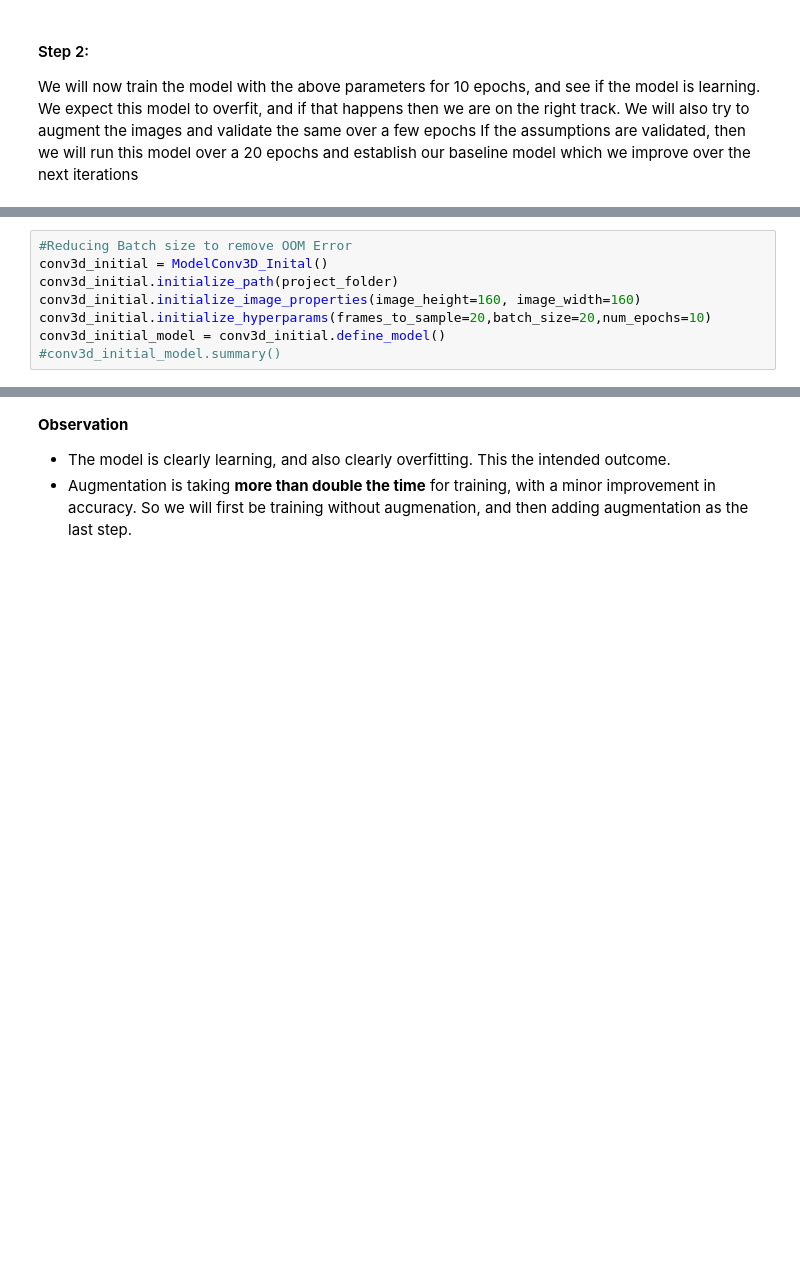
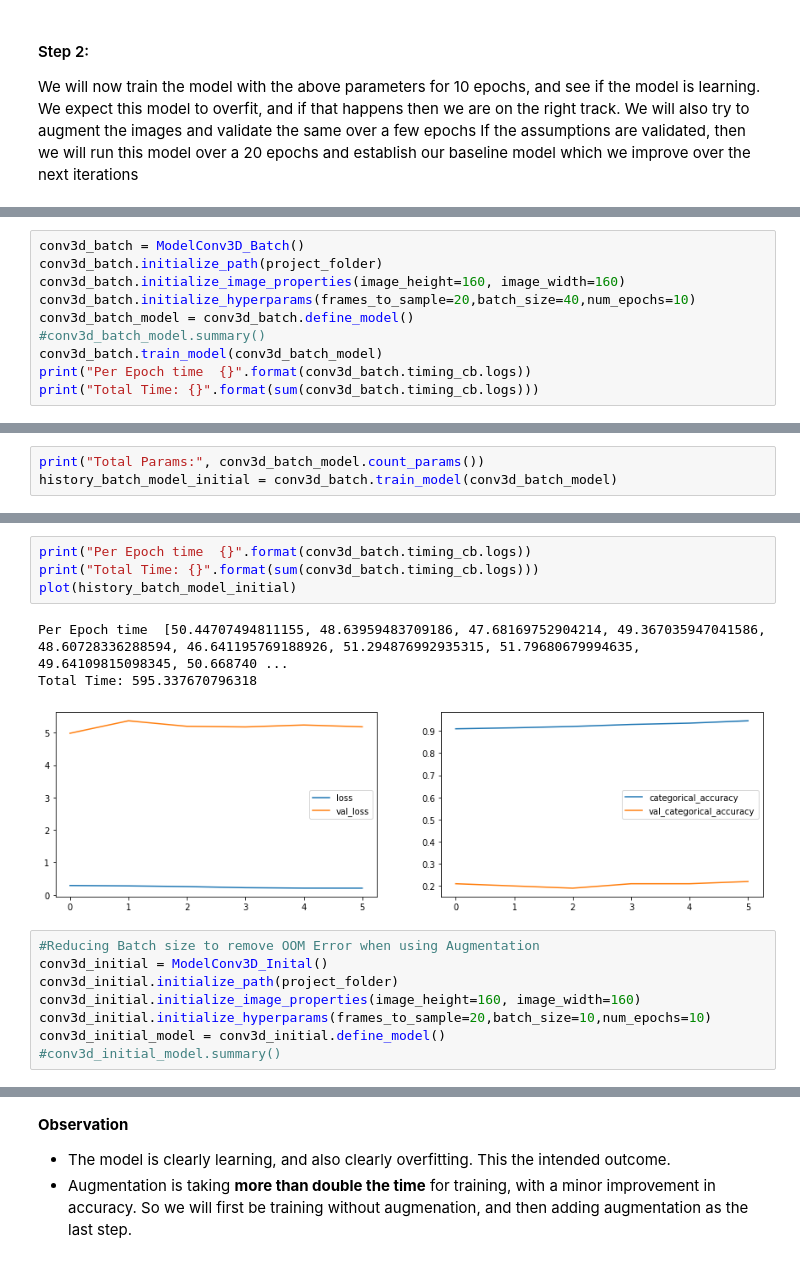
Before and after one commit to rramchan12/Gesture-Recognition-CaseStudy-IITB, a Jupyter notebook: Gesture_Recognition_Iter1.ipynb, the cells around one changed output, grey strips where cells are left out. Drawn from its saved outputs; the diff is of its cells as text; blank space fills up the shorter version.

```diff
--- a/Gesture_Recognition_Iter1.ipynb
+++ b/Gesture_Recognition_Iter1.ipynb
@@ -776,0 +1007,10 @@ Total Time: 300.59887816081755
+# %%
+conv3d_batch = ModelConv3D_Batch()
+conv3d_batch.initialize_path(project_folder)
+conv3d_batch.initialize_image_properties(image_height=160, image_width=160)
+conv3d_batch.initialize_hyperparams(frames_to_sample=20,batch_size=40,num_epochs=10)
+conv3d_batch_model = conv3d_batch.define_model()
+#conv3d_batch_model.summary()
+conv3d_batch.train_model(conv3d_batch_model)
+print("Per Epoch time  {}".format(conv3d_batch.timing_cb.logs))
+print("Total Time: {}".format(sum(conv3d_batch.timing_cb.logs)))
@@ -776,0 +1035,3 @@ Total Time: 300.59887816081755
+# %%
+print("Total Params:", conv3d_batch_model.count_params())
+history_batch_model_initial = conv3d_batch.train_model(conv3d_batch_model)
@@ -777,9 +1056,17 @@ Total Time: 300.59887816081755
+# %%
+print("Per Epoch time  {}".format(conv3d_batch.timing_cb.logs))
+print("Total Time: {}".format(sum(conv3d_batch.timing_cb.logs)))
+plot(history_batch_model_initial)
+# %% [output]
+Per Epoch time  [50.44707494811155, 48.63959483709186, 47.68169752904214, 49.367035947041586, 48.60728336288594, 46.641195769188926, 51.294876992935315, 51.79680679994635, 49.64109815098345, 50.668740 ...
+Total Time: 595.337670796318
+[figure, added]
 # %%
-#Reducing Batch size to remove OOM Error
+#Reducing Batch size to remove OOM Error when using Augmentation
 conv3d_initial = ModelConv3D_Inital()
 conv3d_initial.initialize_path(project_folder)
 conv3d_initial.initialize_image_properties(image_height=160, image_width=160)
-conv3d_initial.initialize_hyperparams(frames_to_sample=20,batch_size=20,num_epochs=10)
+conv3d_initial.initialize_hyperparams(frames_to_sample=20,batch_size=10,num_epochs=10)
 conv3d_initial_model = conv3d_initial.define_model()
 #conv3d_initial_model.summary()
 # %%
```
Also changed, not shown: parts of 49 cells of this notebook.
